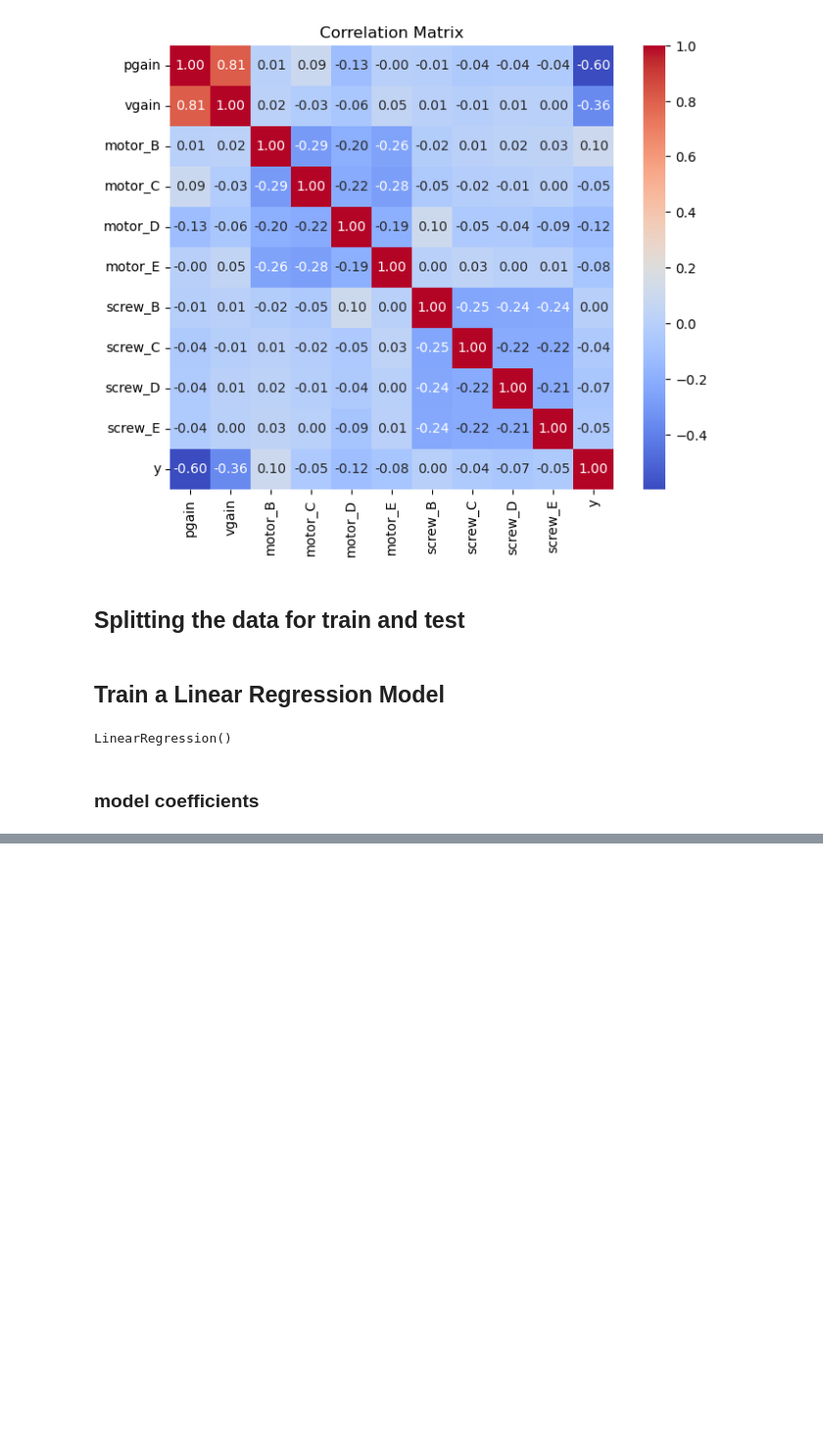
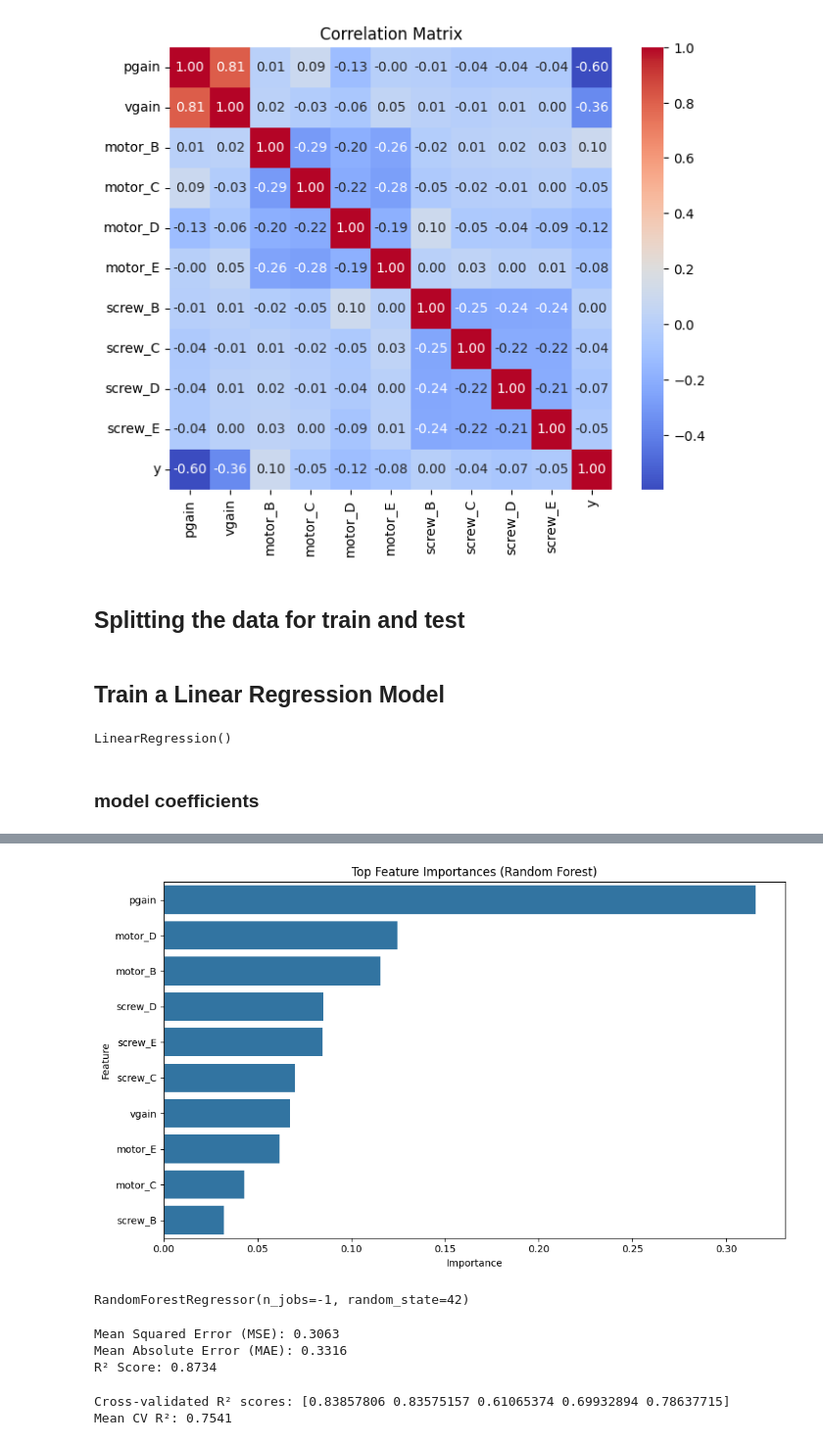
Before and after one commit to YXlh-64/ML-Workflow-Notebooks, a Jupyter notebook: regression/preprocessing.ipynb, the cells around one changed output, grey strips where cells are left out. Shown at 98% size. Saved outputs shown, nothing was run; the diff lists cells and outputs as text; code cells hidden in the pictures; blank space fills up the shorter version.

```diff
--- a/regression/preprocessing.ipynb
+++ b/regression/preprocessing.ipynb
@@ -280,0 +476,51 @@ y_pred = model.predict(X_test)
+# %%
+importances = best_xgb.feature_importances_
+feature_names = X.columns
+feat_imp_df = pd.DataFrame({
+    "Feature": feature_names,
+    "Importance": importances
+}).sort_values(by="Importance", ascending=False)
+
+plt.figure(figsize=(10, 6))
+sns.barplot(x="Importance", y="Feature", data=feat_imp_df.head(20))  # Top 20 features
+plt.title("Top Feature Importances (Random Forest)")
+plt.tight_layout()
+plt.show()
+# %% [output]
+[figure, added]
+# %%
+from sklearn.metrics import mean_squared_error, mean_absolute_error, r2_score
+
+
+model = RandomForestRegressor(
+    n_estimators=100,  # Number of trees
+    max_depth=None,    # Let the trees expand fully
+    random_state=42,
+    n_jobs=-1          # Use all cores
+)
+model.fit(X_train, y_train)
+# %% [output]
+RandomForestRegressor(n_jobs=-1, random_state=42)
+# %%
+y_pred = model.predict(X_test)
+
+mse = mean_squared_error(y_test, y_pred)
+mae = mean_absolute_error(y_test, y_pred)
+r2 = r2_score(y_test, y_pred)
+
+print(f"Mean Squared Error (MSE): {mse:.4f}")
+print(f"Mean Absolute Error (MAE): {mae:.4f}")
+print(f"R² Score: {r2:.4f}")
+# %% [output]
+Mean Squared Error (MSE): 0.3063
+Mean Absolute Error (MAE): 0.3316
+R² Score: 0.8734
+# %%
+from sklearn.model_selection import train_test_split, cross_val_score
+
+cv_scores = cross_val_score(model, X, y, cv=5, scoring='r2', n_jobs=-1)
+print(f"Cross-validated R² scores: {cv_scores}")
+print(f"Mean CV R²: {cv_scores.mean():.4f}")
+# %% [output]
+Cross-validated R² scores: [0.83857806 0.83575157 0.61065374 0.69932894 0.78637715]
+Mean CV R²: 0.7541
```
Also changed, not shown: parts of 17 cells of this notebook, 1 other file.
